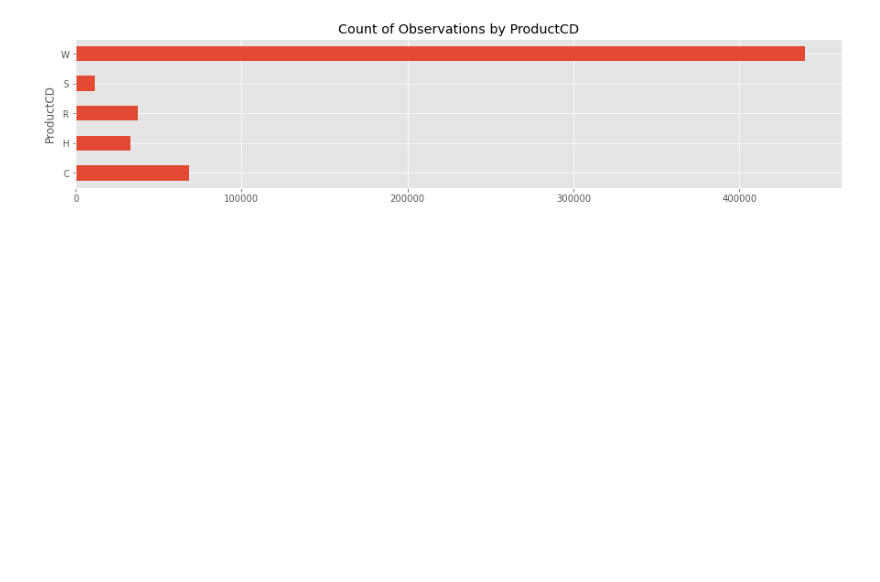
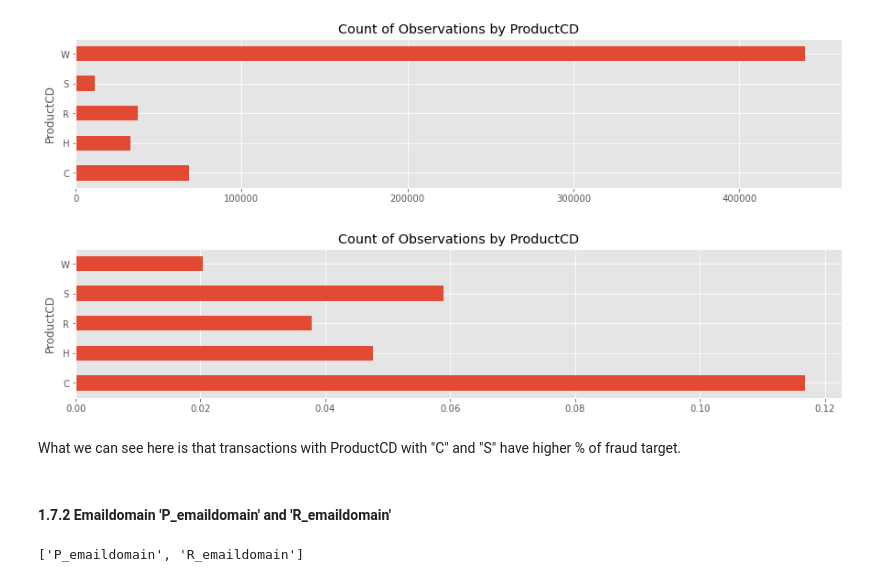
Before and after one commit to nichowu/IEEE-CIS-Fraud-Detection, a Jupyter notebook: IEEE-CIS-Fraud-Detection.ipynb, the cells around one changed output. Cells and saved outputs as stored; diff of their text form; code cells hidden in the pictures; blank space fills up the shorter version.

```diff
--- a/IEEE-CIS-Fraud-Detection.ipynb
+++ b/IEEE-CIS-Fraud-Detection.ipynb
@@ -212,3 +233,19 @@ train_transaction.groupby('ProductCD')['TransactionID'].count().sort_index().plo
 plt.show()
 # %% [output]
 [figure]
+# %%
+train_transaction.groupby('ProductCD')['isFraud'].mean().sort_index().plot(
+    kind='barh',
+    figsize=(15, 3),
+    title='Count of Observations by ProductCD')
+plt.show()
+# %% [output]
+[figure, added]
+# %% [markdown]
+What we can see here is that transactions with ProductCD with "C" and "S" have higher % of fraud target.
+# %% [markdown]
+#### 1.7.2 Emaildomain  'P_emaildomain' and 'R_emaildomain'
+# %%
+[col for col in train_transaction.columns if 'email' in col]
+# %% [output]
+['P_emaildomain', 'R_emaildomain']
```
Also changed, not shown: parts of 14 cells of this notebook.
